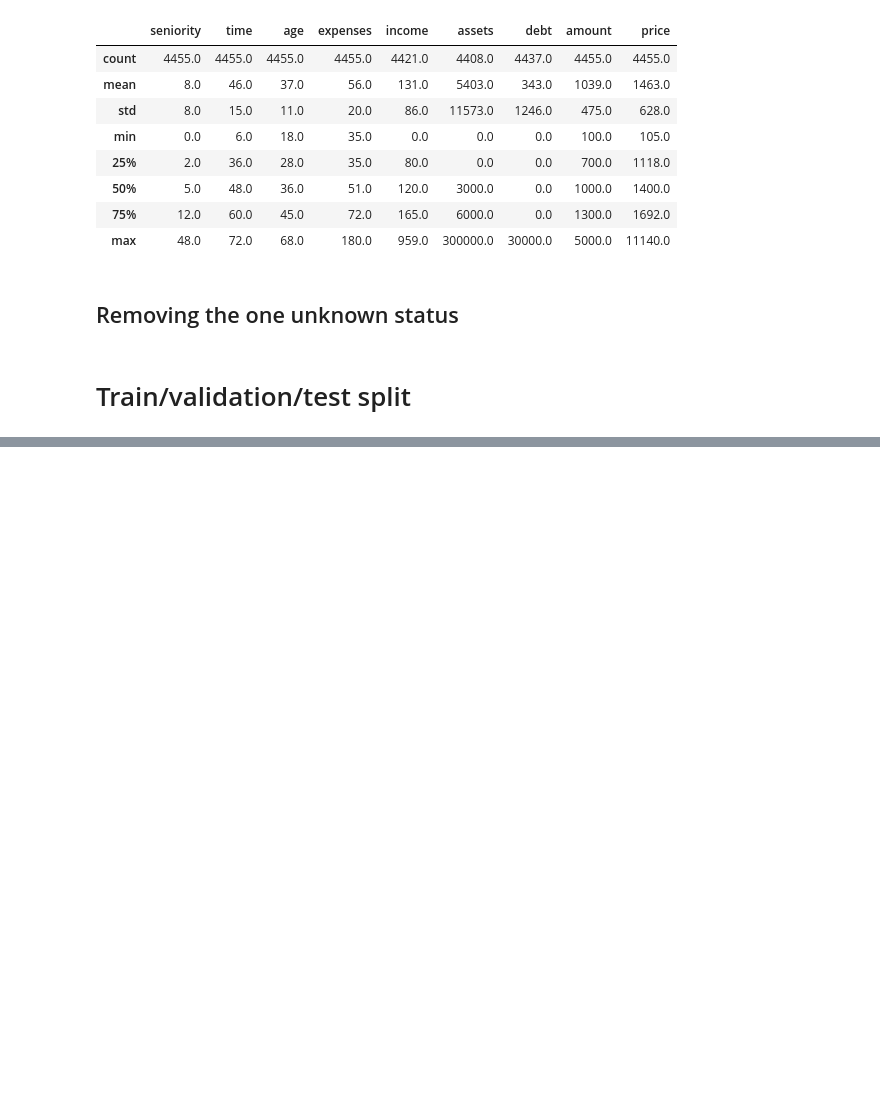
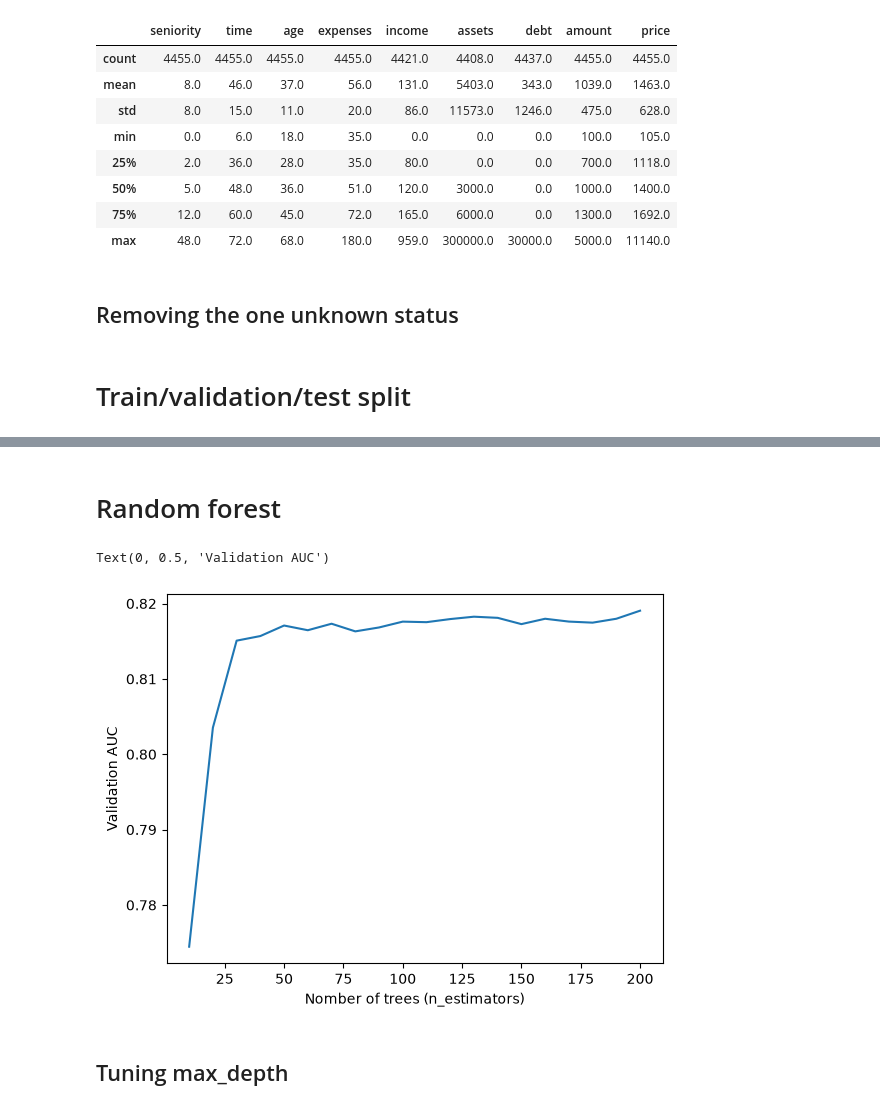
Before and after one commit to GustavoRusso/ml-zoomcamp-homework, a Jupyter notebook: 06-trees/06-trees-lectures.ipynb, the cells around one changed output, grey strips where cells are left out. Drawn from its saved outputs; the diff is of its cells as text; code cells hidden in the pictures; blank space fills up the shorter version.

```diff
--- a/06-trees/06-trees-lectures.ipynb
+++ b/06-trees/06-trees-lectures.ipynb
@@ -172,0 +283,4 @@ del df_test['status']
+# %%
+## Controlling the size of the tree
+dt = DecisionTreeClassifier(max_depth=2)
+dt.fit(X_train, y_train)
@@ -172,0 +386,5 @@ del df_test['status']
+# %%
+dt = DecisionTreeClassifier(max_depth=6, min_samples_leaf=15)
+dt.fit(X_train, y_train)
+
+print(export_text(dt, feature_names=list(dv.get_feature_names_out())))
@@ -172,0 +409,26 @@ del df_test['status']
+# %% [markdown]
+# Random forest
+# %%
+from sklearn.ensemble import RandomForestClassifier
+
+scores = []
+
+for n in range(10, 201, 10):
+    rf = RandomForestClassifier(n_estimators=n, random_state=1)
+    rf.fit(X_train, y_train)
+
+    y_pred = rf.predict_proba(X_val)[:, 1]
+    auc = roc_auc_score(y_val, y_pred)
+
+    scores.append((n, auc))
+# %%
+#Then we put the scores into a dataframe and plot them:
+df_scores = pd.DataFrame(scores, columns=['n_estimators', 'auc'])
+plt.plot(df_scores.n_estimators, df_scores.auc)
+plt.xlabel('Nomber of trees (n_estimators)')
+plt.ylabel('Validation AUC')
+# %% [output]
+Text(0, 0.5, 'Validation AUC')
+[figure, added]
+# %% [markdown]
+## Tuning max_depth
```
Also changed, not shown: parts of 32 cells of this notebook.
